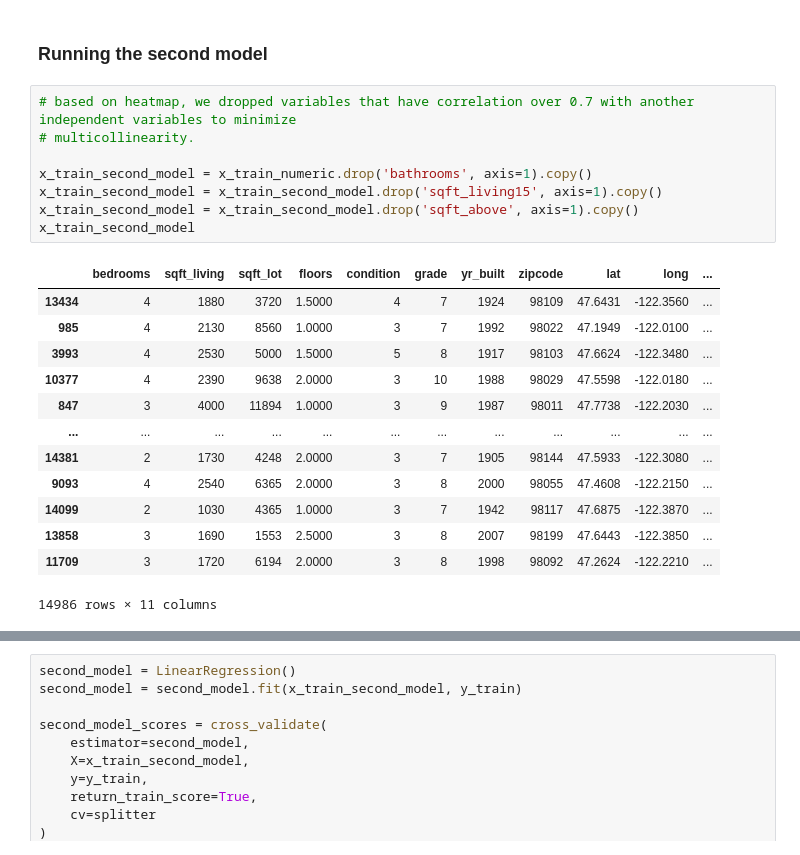
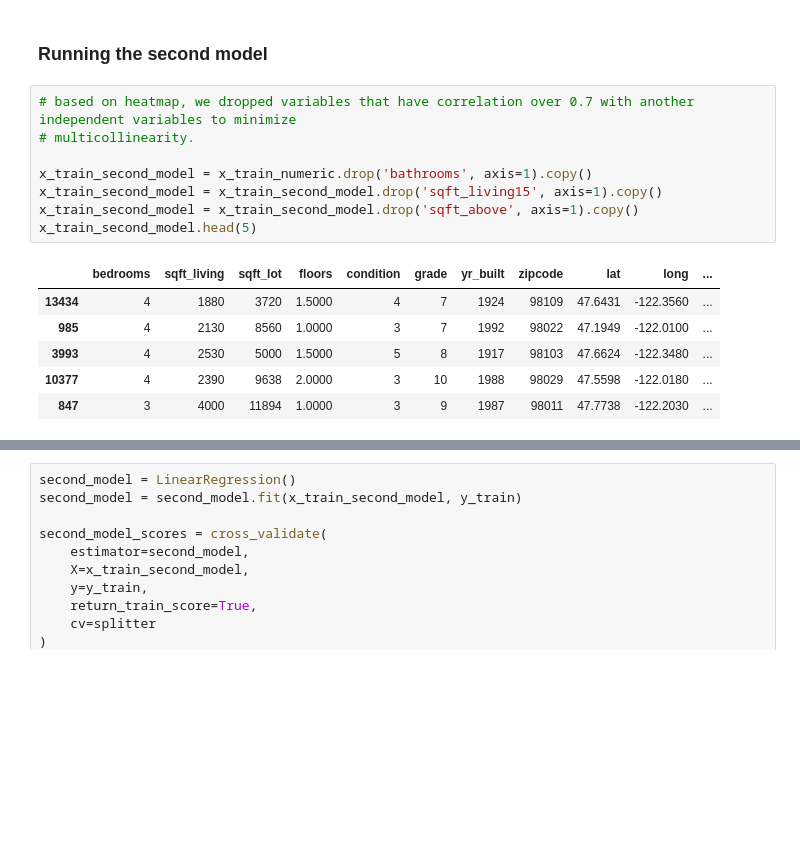
Before and after one commit to anguyen61191/NorthWestCountyProject, a Jupyter notebook: Julian_Notebook.ipynb, the cells around one changed output, grey strips where cells are left out. Drawn from its saved outputs; the diff is of its cells as text; blank space fills up the shorter version.

```diff
--- a/Julian_Notebook.ipynb
+++ b/Julian_Notebook.ipynb
@@ -299,22 +293,15 @@ for index, col in enumerate(scatterplot_data.columns):
 # %%
 # based on heatmap, we dropped variables that have correlation over 0.7 with another independent variables to minimize
 # multicollinearity.
 
 x_train_second_model = x_train_numeric.drop('bathrooms', axis=1).copy()
 x_train_second_model = x_train_second_model.drop('sqft_living15', axis=1).copy()
 x_train_second_model = x_train_second_model.drop('sqft_above', axis=1).copy()
-x_train_second_model
+x_train_second_model.head(5)
 # %% [output]
 |  | bedrooms | sqft_living | sqft_lot | floors | condition | grade | yr_built | zipcode | lat | long | ... |
 | 13434 | 4 | 1880 | 3720 | 1.5000 | 4 | 7 | 1924 | 98109 | 47.6431 | -122.3560 | ... |
 | 985 | 4 | 2130 | 8560 | 1.0000 | 3 | 7 | 1992 | 98022 | 47.1949 | -122.0100 | ... |
 | 3993 | 4 | 2530 | 5000 | 1.5000 | 5 | 8 | 1917 | 98103 | 47.6624 | -122.3480 | ... |
 | 10377 | 4 | 2390 | 9638 | 2.0000 | 3 | 10 | 1988 | 98029 | 47.5598 | -122.0180 | ... |
 | 847 | 3 | 4000 | 11894 | 1.0000 | 3 | 9 | 1987 | 98011 | 47.7738 | -122.2030 | ... |
-| ... | ... | ... | ... | ... | ... | ... | ... | ... | ... | ... | ... |
-| 14381 | 2 | 1730 | 4248 | 2.0000 | 3 | 7 | 1905 | 98144 | 47.5933 | -122.3080 | ... |
-| 9093 | 4 | 2540 | 6365 | 2.0000 | 3 | 8 | 2000 | 98055 | 47.4608 | -122.2150 | ... |
-| 14099 | 2 | 1030 | 4365 | 1.0000 | 3 | 7 | 1942 | 98117 | 47.6875 | -122.3870 | ... |
-| 13858 | 3 | 1690 | 1553 | 2.5000 | 3 | 8 | 2007 | 98199 | 47.6443 | -122.3850 | ... |
-| 11709 | 3 | 1720 | 6194 | 2.0000 | 3 | 8 | 1998 | 98092 | 47.2624 | -122.2210 | ... |
-14986 rows × 11 columns
```
Also changed, not shown: parts of 60 cells of this notebook.
